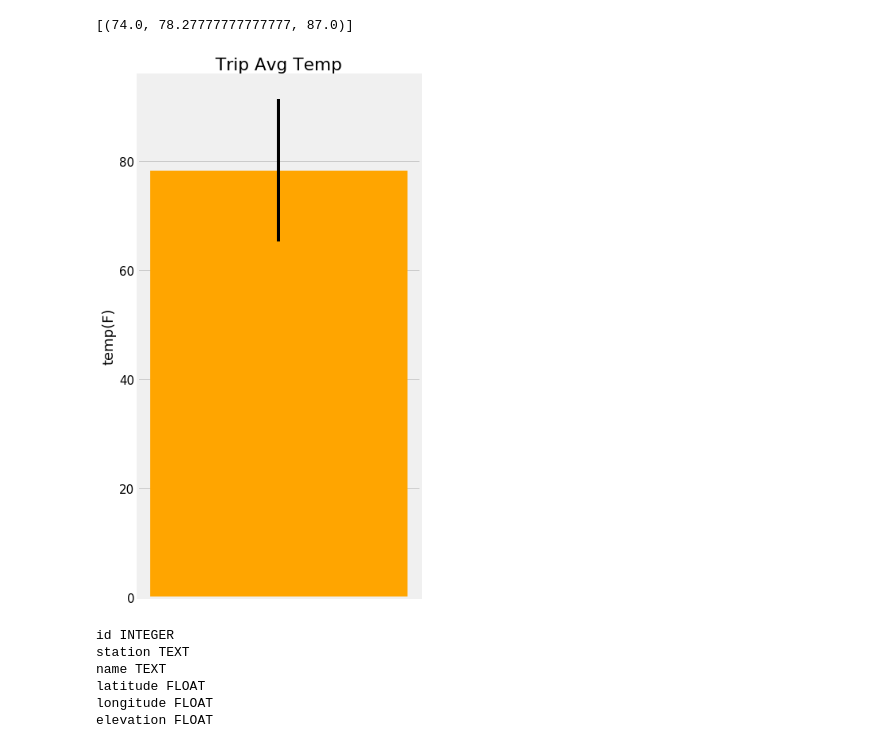
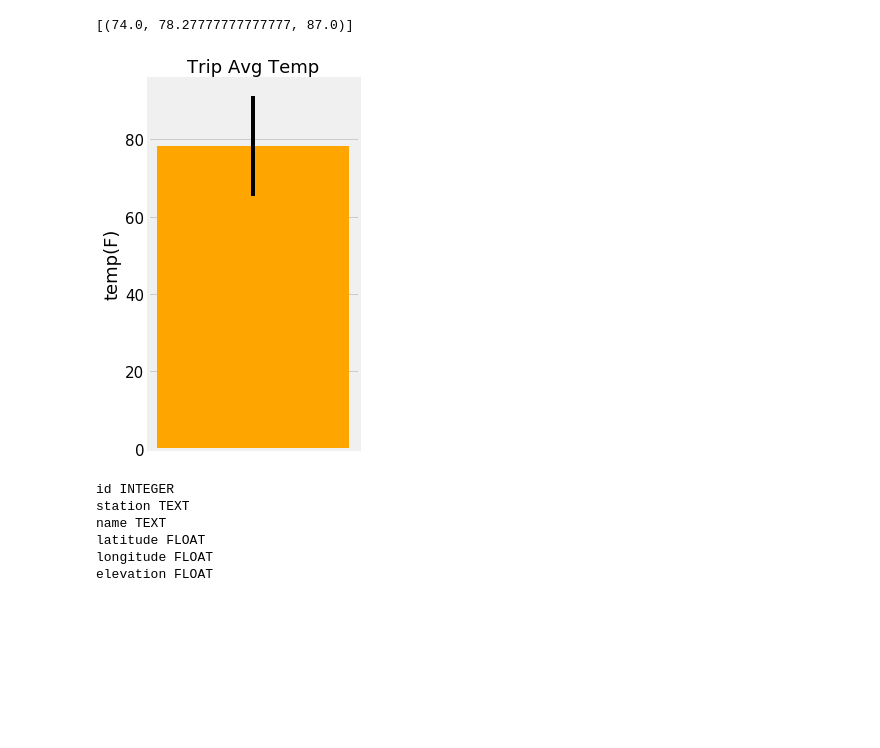
Before and after one commit to chienyuanhung/advanced_data_storage_and_retrieval, a Jupyter notebook: climate.ipynb, the cells around one changed output. Drawn from its saved outputs; the diff is of its cells as text; code cells hidden in the pictures; blank space fills up the shorter version.

```diff
--- a/climate.ipynb
+++ b/climate.ipynb
@@ -155,9 +176,23 @@ results = session.query(Measurement.tobs).\
           filter(Measurement.date <= last_date).\
           filter(Measurement.date >= first_date).\
                   order_by(Measurement.date).all()
-busy_station_tobs = pd.DataFrame(results, columns = ['tobs'],  figsize=(7,5))
-busy_station_tobs.hist(bins =11)
 
-plt.ylabel('frequency')
+# save the query results into panndas data frame
+busy_station_tobs = pd.DataFrame(results, columns = ['tobs'])
+#busy_station_tobs.hist(bins =11,  figsize=(7,5))
+
+# plot temperature histogram accoring to date from 082416 to 082317 at the busiest statioon
+plt.rcParams["figure.figsize"] = (8,6)
+plt.hist(busy_station_tobs['tobs'], bins =11, label = 'tobs')
+
+# labeling the plot
+plt.legend(loc = 'upper right', fontsize = 18)
+plt.ylabel('frequency', fontsize=18)
+plt.xlabel('temp (F)', fontsize=18)
 plt.tight_layout()
+
+# save the plot
+plt.savefig('images/temp_hist_082416_to_082317.png')
+
+plt.show()
 # %% [output]
@@ -190,21 +220,26 @@ print(trip_temp)
 # %%
 # Plot the results from your previous query as a bar chart.
 # Use "Trip Avg Temp" as your Title
 # Use the average temperature for the y value
 # Use the peak-to-peak (tmax-tmin) value as the y error bar (yerr)
-from matplotlib import rcParams
 
-plt.rcParams["figure.figsize"] = (6,10)
+plt.rcParams["figure.figsize"] = (4,6)
 yerr = trip_temp[0][2] - trip_temp[0][0]
 plt.bar(1, trip_temp[0][1], yerr = yerr, color = 'orange')
 
-rcParams.update({'font.size': 15})
-plt.title('Trip Avg Temp')
-plt.ylabel('temp(F)')
+# labeling the plot
+
+plt.title('Trip Avg Temp', fontsize = 18)
+plt.ylabel('temp(F)', fontsize = 18)
 plt.xticks([])
 plt.tight_layout()
+
+# save the plot
+plt.savefig('images/avg_temp_0701_to_0707.png')
+
+plt.show()
 # %% [output]
-[figure, old version]
+[figure, new version]
 # %%
 from sqlalchemy import inspect
 inspector = inspect(engine)
```
Also changed, not shown: parts of 10 cells of this notebook, 9 other files.
